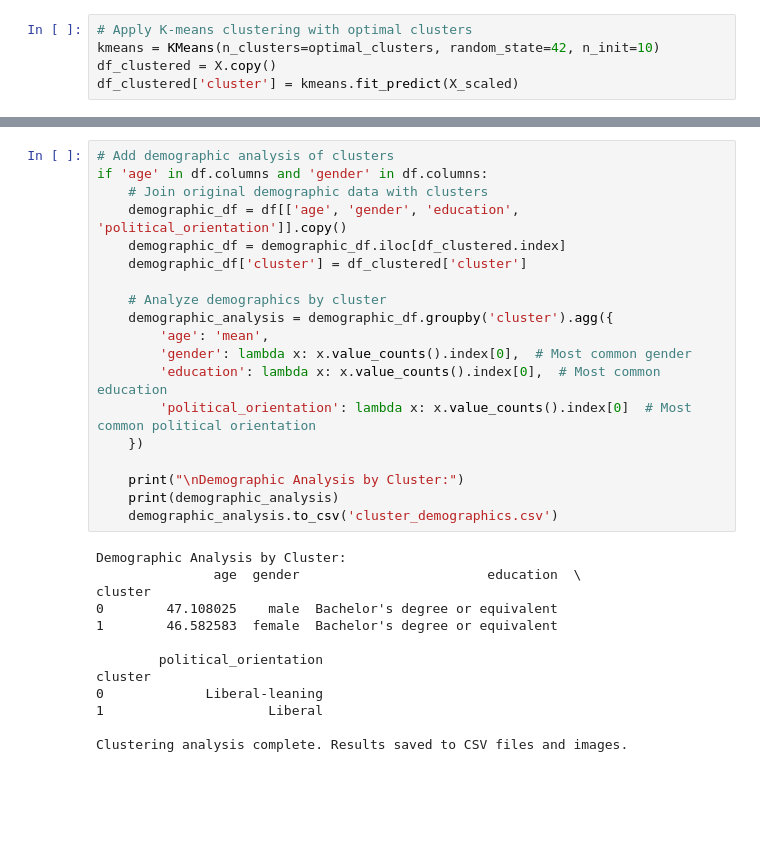
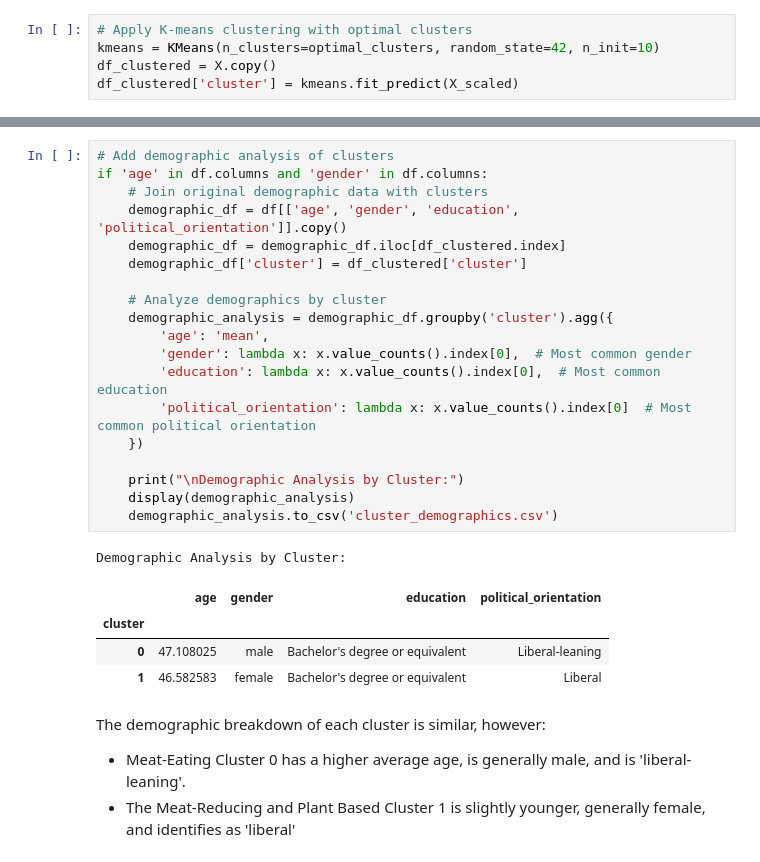
Before and after one commit to jessica-spencer/Bryant-Research-Animal-Welfare-Repo, a Jupyter notebook: clustering_1.ipynb, the cells around one changed output, grey strips where cells are left out. Drawn from its saved outputs; the diff is of its cells as text; blank space fills up the shorter version.

```diff
--- a/clustering_1.ipynb
+++ b/clustering_1.ipynb
@@ -198,32 +189,29 @@ radar_chart(cluster_profiles, features)
 # %%
 # Add demographic analysis of clusters
 if 'age' in df.columns and 'gender' in df.columns:
     # Join original demographic data with clusters
     demographic_df = df[['age', 'gender', 'education', 'political_orientation']].copy()
     demographic_df = demographic_df.iloc[df_clustered.index]
     demographic_df['cluster'] = df_clustered['cluster']
 
     # Analyze demographics by cluster
     demographic_analysis = demographic_df.groupby('cluster').agg({
         'age': 'mean',
         'gender': lambda x: x.value_counts().index[0],  # Most common gender
         'education': lambda x: x.value_counts().index[0],  # Most common education
         'political_orientation': lambda x: x.value_counts().index[0]  # Most common political orientation
     })
 
     print("\nDemographic Analysis by Cluster:")
-    print(demographic_analysis)
+    display(demographic_analysis)
     demographic_analysis.to_csv('cluster_demographics.csv')
 # %% [output]
 Demographic Analysis by Cluster:
-               age  gender                        education  \
-cluster
-0        47.108025    male  Bachelor's degree or equivalent
-1        46.582583  female  Bachelor's degree or equivalent
-
-        political_orientation
-cluster
-0             Liberal-leaning
-1                     Liberal
-
-Clustering analysis complete. Results saved to CSV files and images.
+|  | age | gender | education | political_orientation |
+| cluster |  |  |  |  |
+| 0 | 47.108025 | male | Bachelor's degree or equivalent | Liberal-leaning |
+| 1 | 46.582583 | female | Bachelor's degree or equivalent | Liberal |
+# %% [markdown]
+The demographic breakdown of each cluster is similar, however:
+- Meat-Eating Cluster 0 has a higher average age, is generally male, and is 'liberal-leaning'.
+- The Meat-Reducing and Plant Based Cluster 1 is slightly younger, generally female, and identifies as 'liberal'
```
Also changed, not shown: parts of 11 cells of this notebook, 2 other files.
